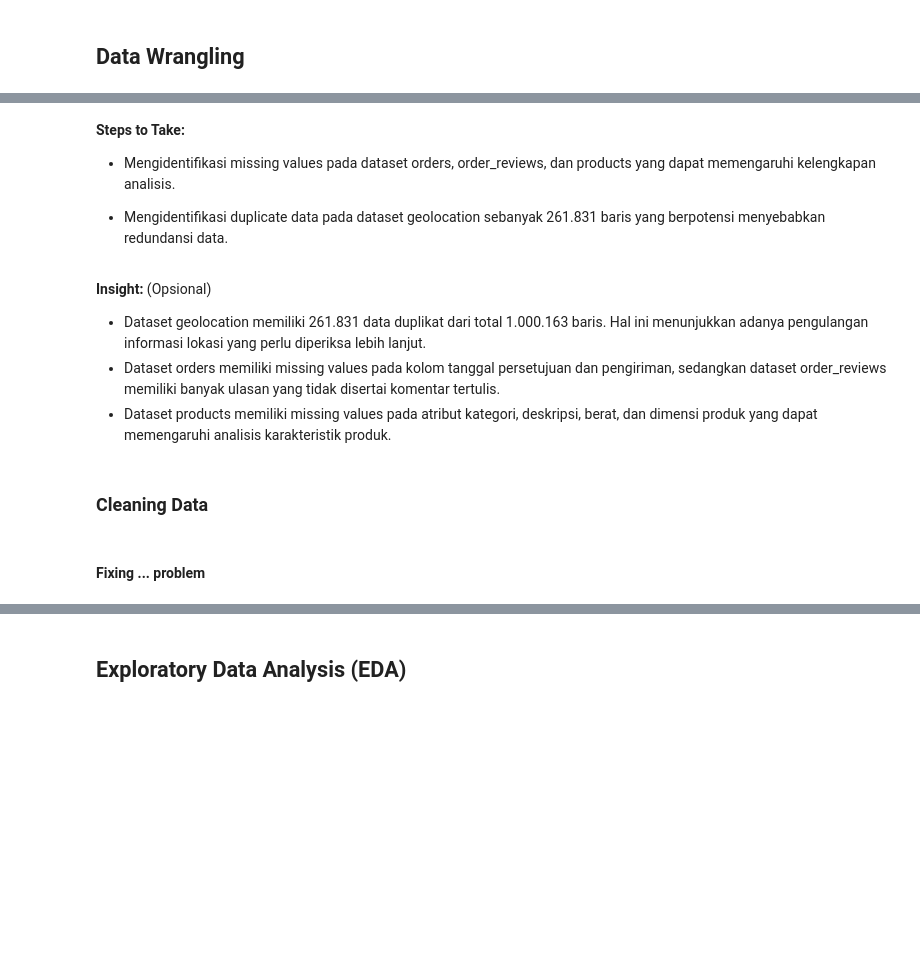
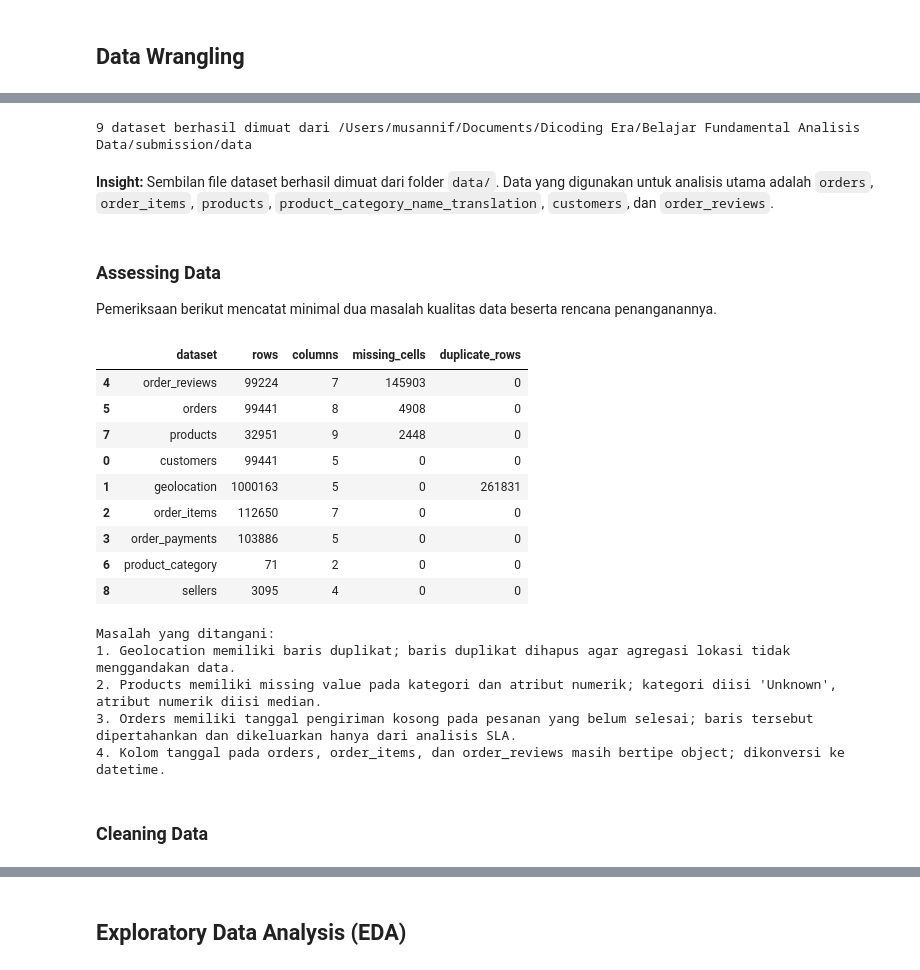
Before and after one commit to NABIILLL/analisis-olist, a Jupyter notebook: Proyek_Analisis_E_Commerce.ipynb, the cells around one changed output, grey strips where cells are left out. Drawn from its saved outputs; the diff is of its cells as text; code cells hidden in the pictures; blank space fills up the shorter version.

```diff
--- a/Proyek_Analisis_E_Commerce.ipynb
+++ b/Proyek_Analisis_E_Commerce.ipynb
@@ -135,15 +37,69 @@ dtype: object
-# %% [markdown]
-**Steps to Take:**
-- Mengidentifikasi missing values pada dataset orders, order_reviews, dan products yang dapat memengaruhi kelengkapan analisis.
-
-- Mengidentifikasi duplicate data pada dataset geolocation sebanyak 261.831 baris yang berpotensi menyebabkan redundansi data.
-# %% [markdown]
-**Insight:** (Opsional)
-- Dataset geolocation memiliki 261.831 data duplikat dari total 1.000.163 baris. Hal ini menunjukkan adanya pengulangan informasi lokasi yang perlu diperiksa lebih lanjut.
-- Dataset orders memiliki missing values pada kolom tanggal persetujuan dan pengiriman, sedangkan dataset order_reviews memiliki banyak ulasan yang tidak disertai komentar tertulis.
-- Dataset products memiliki missing values pada atribut kategori, deskripsi, berat, dan dimensi produk yang dapat memengaruhi analisis karakteristik produk.
+# %%
+file_names = {
+    "customers": "customers_dataset.csv",
+    "geolocation": "geolocation_dataset.csv",
+    "order_items": "order_items_dataset.csv",
+    "order_payments": "order_payments_dataset.csv",
+    "order_reviews": "order_reviews_dataset.csv",
+    "orders": "orders_dataset.csv",
+    "product_category": "product_category_name_translation.csv",
+    "products": "products_dataset.csv",
+    "sellers": "sellers_dataset.csv",
+}
+raw = {name: pd.read_csv(DATA_DIR / filename) for name, filename in file_names.items()}
+customers_df = raw["customers"].copy()
+geolocation_df = raw["geolocation"].copy()
+order_items_df = raw["order_items"].copy()
+order_payments_df = raw["order_payments"].copy()
+order_reviews_df = raw["order_reviews"].copy()
+orders_df = raw["orders"].copy()
+product_category_df = raw["product_category"].copy()
+products_df = raw["products"].copy()
+sellers_df = raw["sellers"].copy()
+print(f"{len(raw)} dataset berhasil dimuat dari {DATA_DIR}")
+# %% [output]
+9 dataset berhasil dimuat dari /Users/musannif/Documents/Dicoding Era/Belajar Fundamental Analisis Data/submission/data
+# %% [markdown]
+**Insight:** Sembilan file dataset berhasil dimuat dari folder `data/`. Data yang digunakan untuk analisis utama adalah `orders`, `order_items`, `products`, `product_category_name_translation`, `customers`, dan `order_reviews`.
+# %% [markdown]
+### Assessing Data
+
+Pemeriksaan berikut mencatat minimal dua masalah kualitas data beserta rencana penanganannya.
+# %%
+datasets = raw
+assessment = []
+for name, df in datasets.items():
+    assessment.append({
+        "dataset": name,
+        "rows": len(df),
+        "columns": len(df.columns),
+        "missing_cells": int(df.isna().sum().sum()),
+        "duplicate_rows": int(df.duplicated().sum()),
+    })
+assessment_df = pd.DataFrame(assessment).sort_values("missing_cells", ascending=False)
+display(assessment_df)
+
+print("Masalah yang ditangani:")
+print("1. Geolocation memiliki baris duplikat; baris duplikat dihapus agar agregasi lokasi tidak menggandakan data.")
+print("2. Products memiliki missing value pada kategori dan atribut numerik; kategori diisi 'Unknown', atribut numerik diisi median.")
+print("3. Orders memiliki tanggal pengiriman kosong pada pesanan yang belum selesai; baris tersebut dipertahankan dan dikeluarkan hanya dari analisis SLA.")
+print("4. Kolom tanggal pada orders, order_items, dan order_reviews masih bertipe object; dikonversi ke datetime.")
+# %% [output]
+|  | dataset | rows | columns | missing_cells | duplicate_rows |
+| 4 | order_reviews | 99224 | 7 | 145903 | 0 |
+| 5 | orders | 99441 | 8 | 4908 | 0 |
+| 7 | products | 32951 | 9 | 2448 | 0 |
+| 0 | customers | 99441 | 5 | 0 | 0 |
+| 1 | geolocation | 1000163 | 5 | 0 | 261831 |
+| 2 | order_items | 112650 | 7 | 0 | 0 |
+| 3 | order_payments | 103886 | 5 | 0 | 0 |
+| 6 | product_category | 71 | 2 | 0 | 0 |
+| 8 | sellers | 3095 | 4 | 0 | 0 |
+Masalah yang ditangani:
+1. Geolocation memiliki baris duplikat; baris duplikat dihapus agar agregasi lokasi tidak menggandakan data.
+2. Products memiliki missing value pada kategori dan atribut numerik; kategori diisi 'Unknown', atribut numerik diisi median.
+3. Orders memiliki tanggal pengiriman kosong pada pesanan yang belum selesai; baris tersebut dipertahankan dan dikeluarkan hanya dari analisis SLA.
+4. Kolom tanggal pada orders, order_items, dan order_reviews masih bertipe object; dikonversi ke datetime.
 # %% [markdown]
 ### Cleaning Data
-# %% [markdown]
-#### Fixing ... problem
 # %%
```
Also changed, not shown: parts of 60 cells of this notebook, 1 other file.
